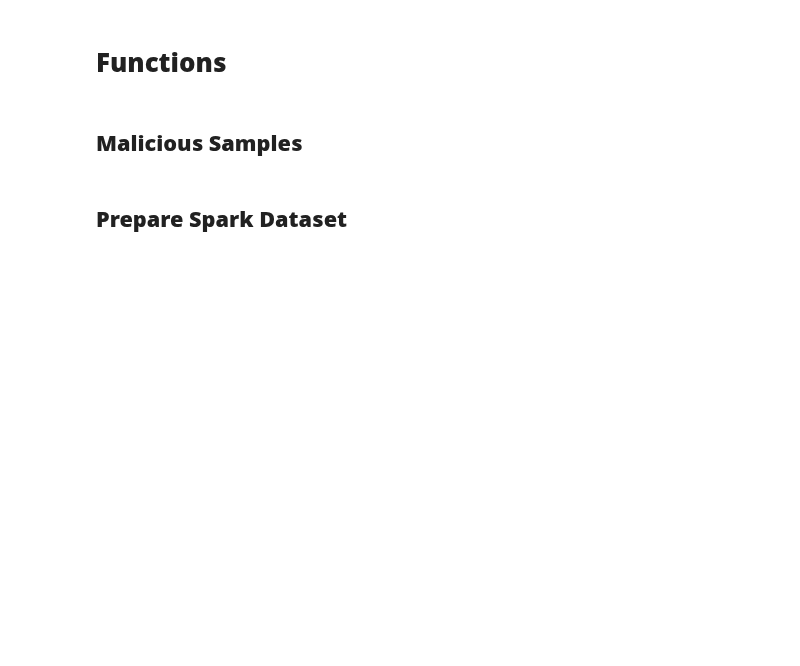
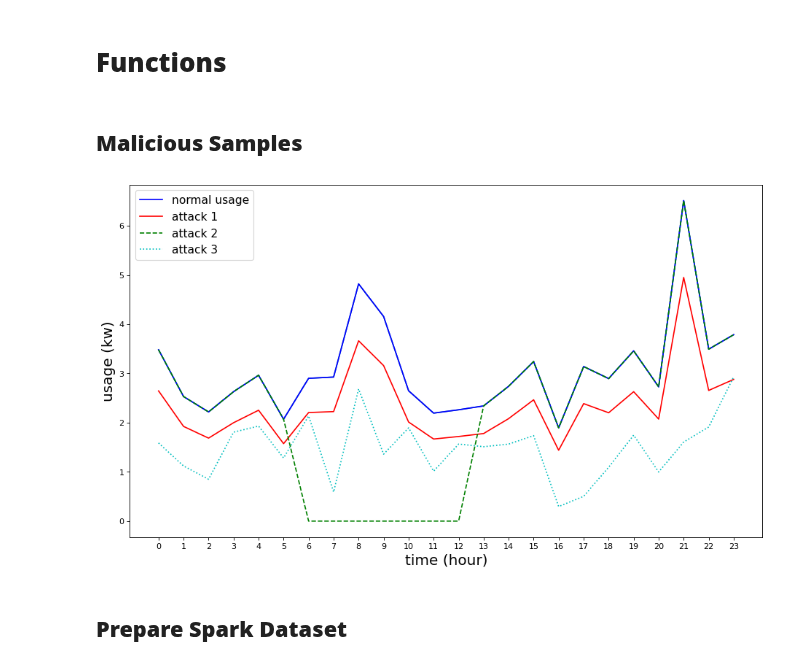
Before and after one commit to soroushomidvar/anomaly-detection, a Jupyter notebook: Spark Model.ipynb, the cells around one changed output. Drawn from its saved outputs; the diff is of its cells as text; code cells hidden in the pictures; blank space fills up the shorter version.

Commit message:
add presence to plot_malicious_samples function

```diff
--- a/Spark Model.ipynb
+++ b/Spark Model.ipynb
@@ -210,40 +210,49 @@ def create_malicious_df(sdf):
     return sdf.select(sdf.columns)  # to reorder columns
 # %%
 # plot
-def plot_malicious_samples():
+def plot_malicious_samples(presence=[True,True,True,True,True,True,True]):
 
     read_value = [3.4803431034088135, 2.529871702194214, 2.2175486087799072, 2.629481077194214, 2.9629790782928467, 2.0697860717773438, 2.900712251663208, 2.926414966583252, 4.8191237449646, 4.156486988067627, 2.6474769115448, 2.1933677196502686,
                   2.261159658432007, 2.340345621109009, 2.7386586666107178, 3.2414891719818115, 1.8946533203125, 3.1397650241851807, 2.8951449394226074, 3.4589333534240723, 2.726524829864502, 6.511429309844971, 3.4918391704559326, 3.787257432937622]
     lists = []
     colors = ['b', 'r-', 'g--', 'c:', 'm-.', 'y-', 'k--']
-    lists.append(read_value)
-    lists.append(h1(read_value))
-    lists.append(h2(read_value))
-    lists.append(h3(read_value))
-    lists.append(h4(read_value))
-    lists.append(h5(read_value))
-    lists.append(h6(read_value))
+    if presence[0]==True:
+        lists.append(read_value)
+    if presence[1]==True:
+        lists.append(h1(read_value))
+    if presence[2]==True:
+        lists.append(h2(read_value))
+    if presence[3]==True:
+        lists.append(h3(read_value))
+    if presence[4]==True:
+        lists.append(h4(read_value))
+    if presence[5]==True:
+        lists.append(h5(read_value))
+    if presence[6]==True:
+        lists.append(h6(read_value))
     #font = {'size': 12}
     #plt.rc('font', **font)
     plt.figure(num=None, figsize=(14, 8), dpi=80, facecolor='w', edgecolor='k')
     plt.xlabel("time (hour)", fontsize=18)
     plt.ylabel("usage (kw)", fontsize=18)
     #plt.title("malicious samples")
     plt.xticks(np.arange(0, 24, step=1))
     plt.plot(read_value)
     for i in range(len(lists)):
         if i == 0:
             plt.plot(lists[i], colors[i], label='normal usage')
         else:
             plt.plot(lists[i], colors[i], label='attack %s' % i)
     # plt.legend()
     plt.legend(prop={'size': 14})
     plt.savefig('attack.pdf', bbox_inches='tight')
     # plt.savefig('attack.eps', format='eps')
     plt.show()
     return None
 
-# plot_malicious_samples()
+plot_malicious_samples([True,True,True,True,False,False,False])
+# %% [output]
+[figure, added]
 # %% [markdown]
 ## **Prepare Spark Dataset**
 # %%
```
